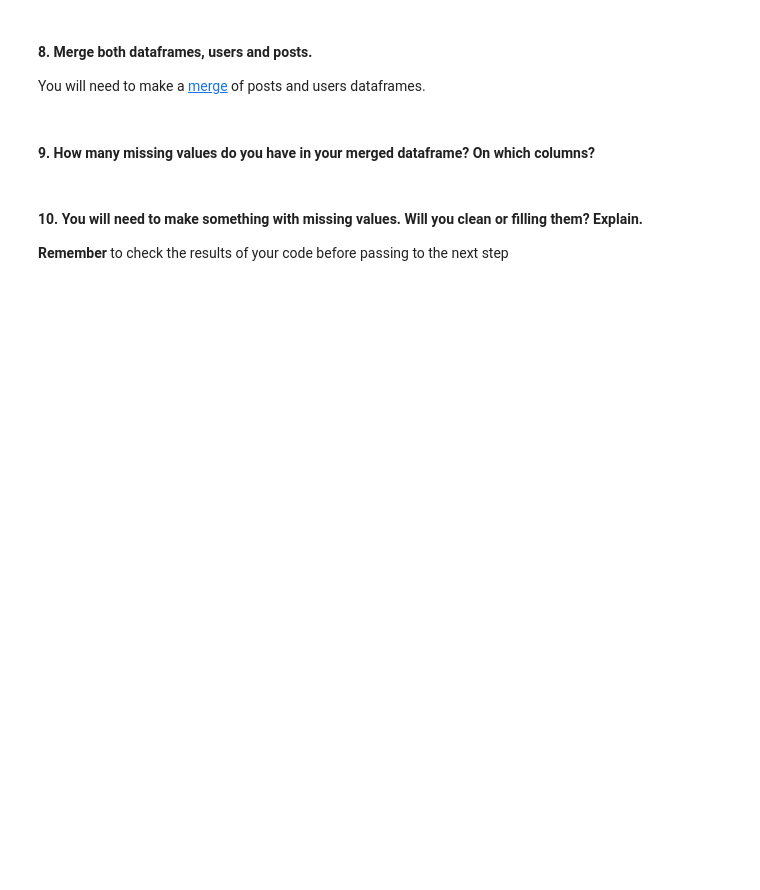
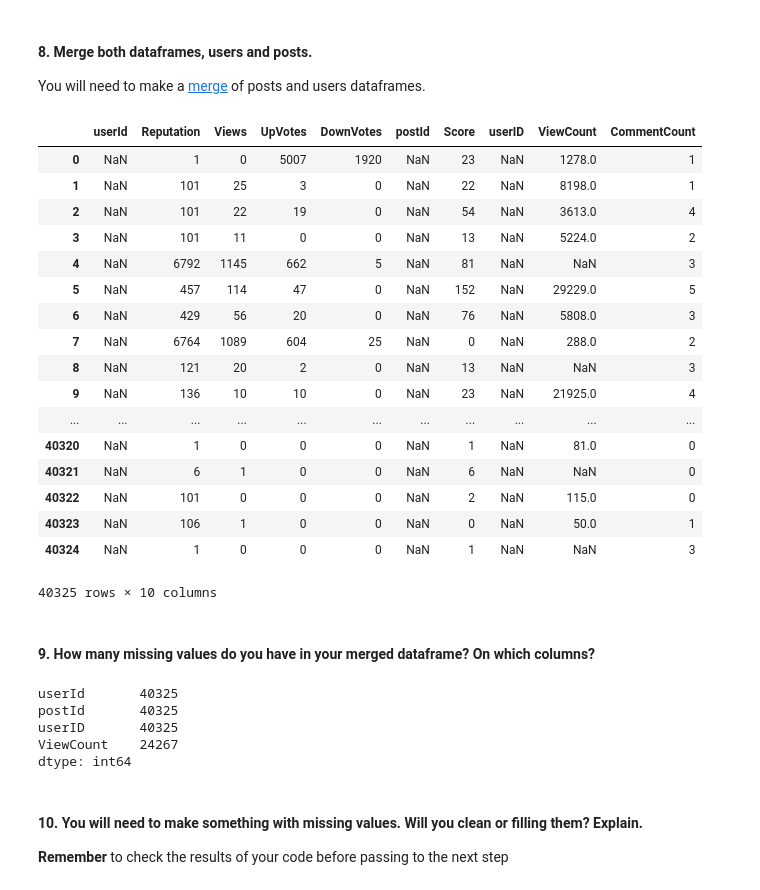
Before and after one commit to nancyulric/ironhack-datalabs-dataparis0619-pt, a Jupyter notebook: module-1/lab-data_cleaning/your-code/main.ipynb, the cells around one changed output. Cells and saved outputs as stored; diff of their text form; code cells hidden in the pictures; blank space fills up the shorter version.

```diff
--- a/module-1/lab-data_cleaning/your-code/main.ipynb
+++ b/module-1/lab-data_cleaning/your-code/main.ipynb
@@ -109,8 +106,44 @@ NameError: name 'userId' is not defined
+# %%
+df = pd.DataFrame(data, columns = ['userId', 'Reputation','Views','UpVotes','DownVotes'
+])
+
+df2 = pd.DataFrame(data2, columns = ['postId', 'Score','userID','ViewCount','CommentCount'])
 # %% [markdown]
 #### 8. Merge both dataframes, users and posts.
 You will need to make a [merge](https://pandas.pydata.org/pandas-docs/stable/generated/pandas.DataFrame.merge.html) of posts and users dataframes.
+# %%
+df3 = pd.merge(df, df2, right_index=True, left_index=True)
+df3
+# %% [output]
+|  | userId | Reputation | Views | UpVotes | DownVotes | postId | Score | userID | ViewCount | CommentCount |
+| 0 | NaN | 1 | 0 | 5007 | 1920 | NaN | 23 | NaN | 1278.0 | 1 |
+| 1 | NaN | 101 | 25 | 3 | 0 | NaN | 22 | NaN | 8198.0 | 1 |
+| 2 | NaN | 101 | 22 | 19 | 0 | NaN | 54 | NaN | 3613.0 | 4 |
+| 3 | NaN | 101 | 11 | 0 | 0 | NaN | 13 | NaN | 5224.0 | 2 |
+| 4 | NaN | 6792 | 1145 | 662 | 5 | NaN | 81 | NaN | NaN | 3 |
+| 5 | NaN | 457 | 114 | 47 | 0 | NaN | 152 | NaN | 29229.0 | 5 |
+| 6 | NaN | 429 | 56 | 20 | 0 | NaN | 76 | NaN | 5808.0 | 3 |
+| 7 | NaN | 6764 | 1089 | 604 | 25 | NaN | 0 | NaN | 288.0 | 2 |
+| 8 | NaN | 121 | 20 | 2 | 0 | NaN | 13 | NaN | NaN | 3 |
+| 9 | NaN | 136 | 10 | 10 | 0 | NaN | 23 | NaN | 21925.0 | 4 |
+| ... | ... | ... | ... | ... | ... | ... | ... | ... | ... | ... |
+| 40320 | NaN | 1 | 0 | 0 | 0 | NaN | 1 | NaN | 81.0 | 0 |
+| 40321 | NaN | 6 | 1 | 0 | 0 | NaN | 6 | NaN | NaN | 0 |
+| 40322 | NaN | 101 | 0 | 0 | 0 | NaN | 2 | NaN | 115.0 | 0 |
+| 40323 | NaN | 106 | 1 | 0 | 0 | NaN | 0 | NaN | 50.0 | 1 |
+| 40324 | NaN | 1 | 0 | 0 | 0 | NaN | 1 | NaN | NaN | 3 |
+40325 rows × 10 columns
 # %% [markdown]
 #### 9. How many missing values do you have in your merged dataframe? On which columns?
+# %%
+null_cols = df3.isnull().sum()
+null_cols[null_cols>0]
+# %% [output]
+userId       40325
+postId       40325
+userID       40325
+ViewCount    24267
+dtype: int64
 # %% [markdown]
 #### 10. You will need to make something with missing values.  Will you clean or filling them? Explain.
 **Remember** to check the results of your code before passing to the next step
```
Also changed, not shown: parts of 4 cells of this notebook.
